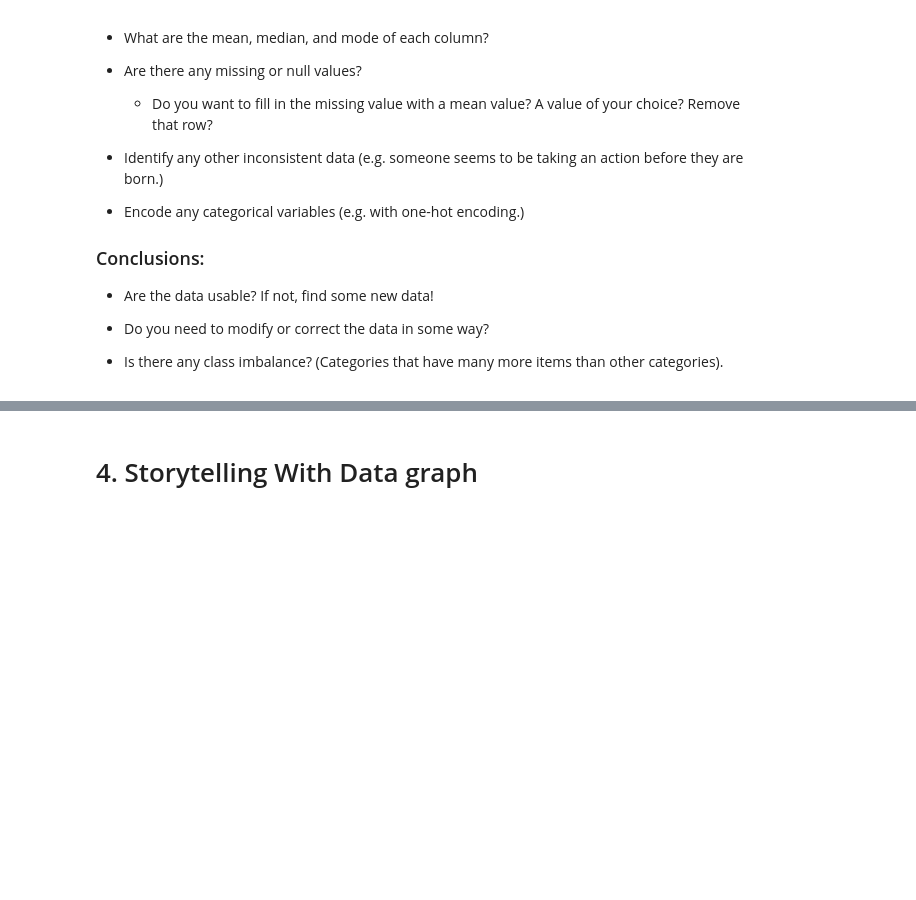
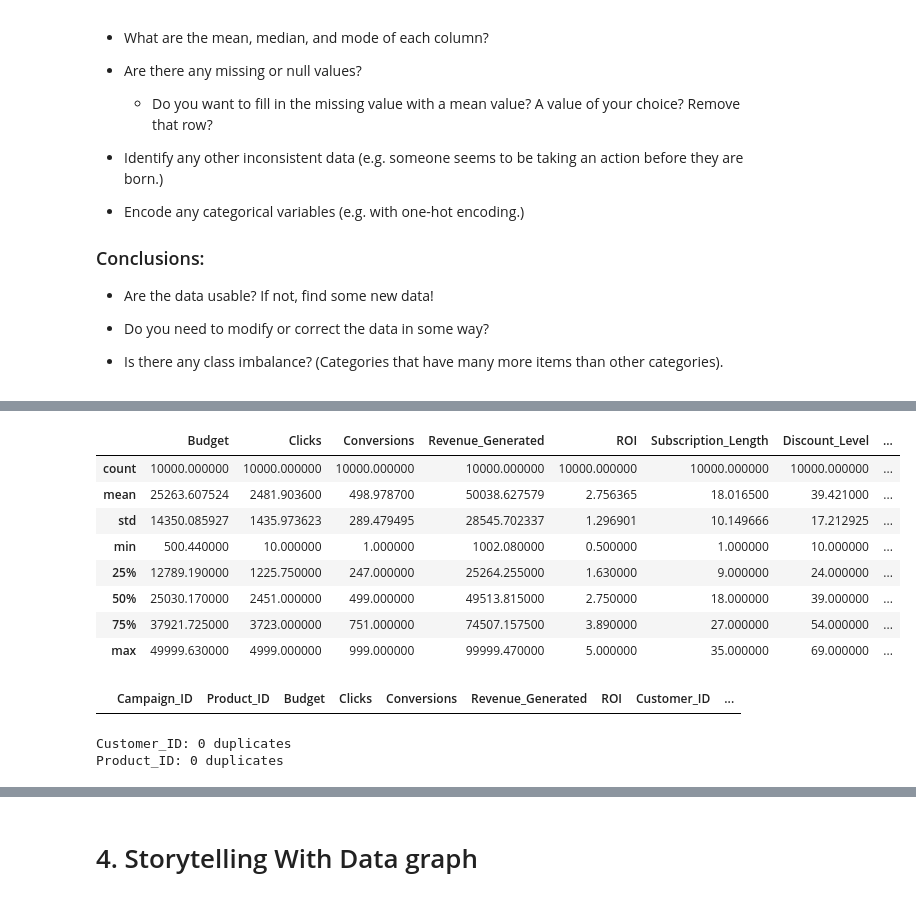
Before and after one commit to chenmichael2/Module-B-semester-2, a Jupyter notebook: OMDS-ModB2-Week2-Chen-Michael.ipynb, the cells around one changed output, grey strips where cells are left out. Cells and saved outputs as stored; diff of their text form; code cells hidden in the pictures; blank space fills up the shorter version.

```diff
--- a/OMDS-ModB2-Week2-Chen-Michael.ipynb
+++ b/OMDS-ModB2-Week2-Chen-Michael.ipynb
@@ -82,0 +103,27 @@ This week, you will do the same types of exercises as last week, but you should
+# %%
+df.describe()
+# %% [output]
+|  | Budget | Clicks | Conversions | Revenue_Generated | ROI | Subscription_Length | Discount_Level | ... |
+| count | 10000.000000 | 10000.000000 | 10000.000000 | 10000.000000 | 10000.000000 | 10000.000000 | 10000.000000 | ... |
+| mean | 25263.607524 | 2481.903600 | 498.978700 | 50038.627579 | 2.756365 | 18.016500 | 39.421000 | ... |
+| std | 14350.085927 | 1435.973623 | 289.479495 | 28545.702337 | 1.296901 | 10.149666 | 17.212925 | ... |
+| min | 500.440000 | 10.000000 | 1.000000 | 1002.080000 | 0.500000 | 1.000000 | 10.000000 | ... |
+| 25% | 12789.190000 | 1225.750000 | 247.000000 | 25264.255000 | 1.630000 | 9.000000 | 24.000000 | ... |
+| 50% | 25030.170000 | 2451.000000 | 499.000000 | 49513.815000 | 2.750000 | 18.000000 | 39.000000 | ... |
+| 75% | 37921.725000 | 3723.000000 | 751.000000 | 74507.157500 | 3.890000 | 27.000000 | 54.000000 | ... |
+| max | 49999.630000 | 4999.000000 | 999.000000 | 99999.470000 | 5.000000 | 35.000000 | 69.000000 | ... |
+# %%
+dups = df[df.duplicated()]
+dups
+# %% [output]
+|  | Campaign_ID | Product_ID | Budget | Clicks | Conversions | Revenue_Generated | ROI | Customer_ID | ... |
+# %%
+# Example: columns that should be unique
+unique_cols = ["Customer_ID", "Product_ID"]  # edit for your dataset
+
+for col in unique_cols:
+    dup_n = df[col].duplicated().sum()
+    print(f"{col}: {dup_n} duplicates")
+# %% [output]
+Customer_ID: 0 duplicates
+Product_ID: 0 duplicates
```
Also changed, not shown: parts of 14 cells of this notebook, 1 other file.
